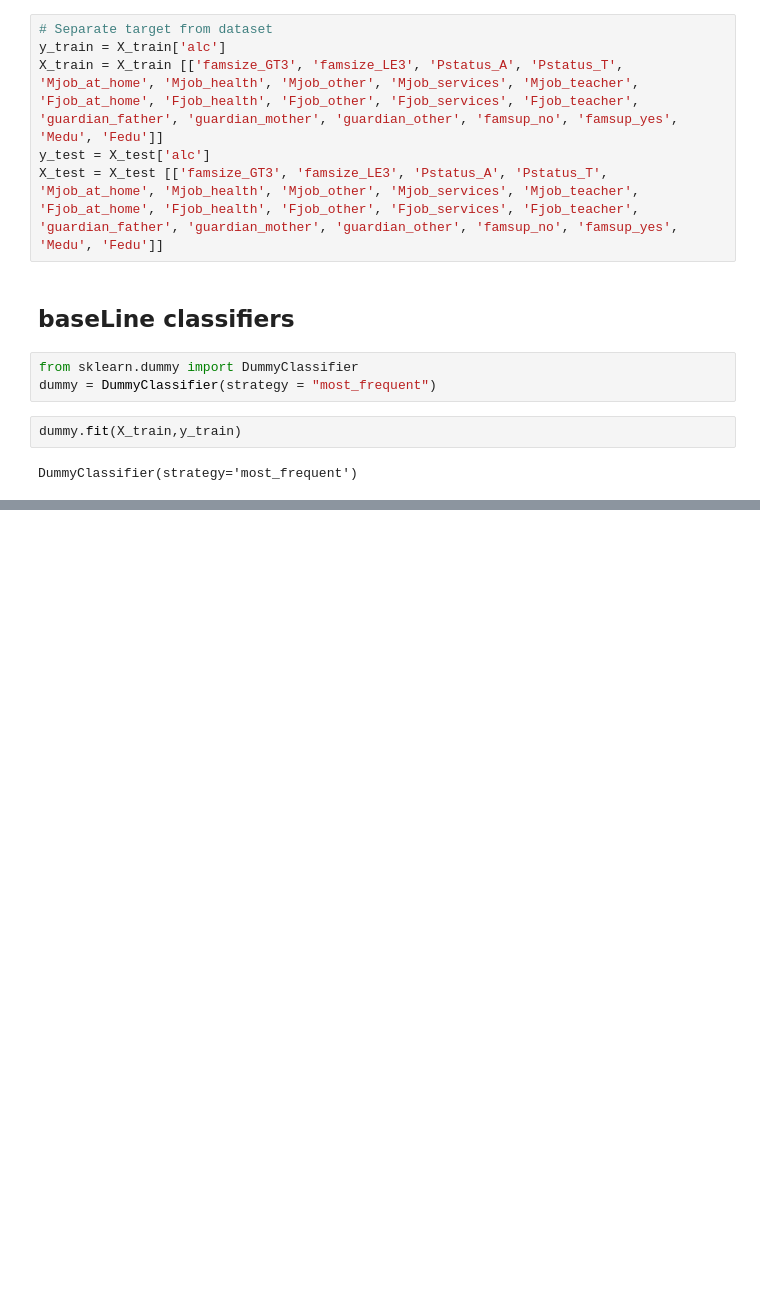
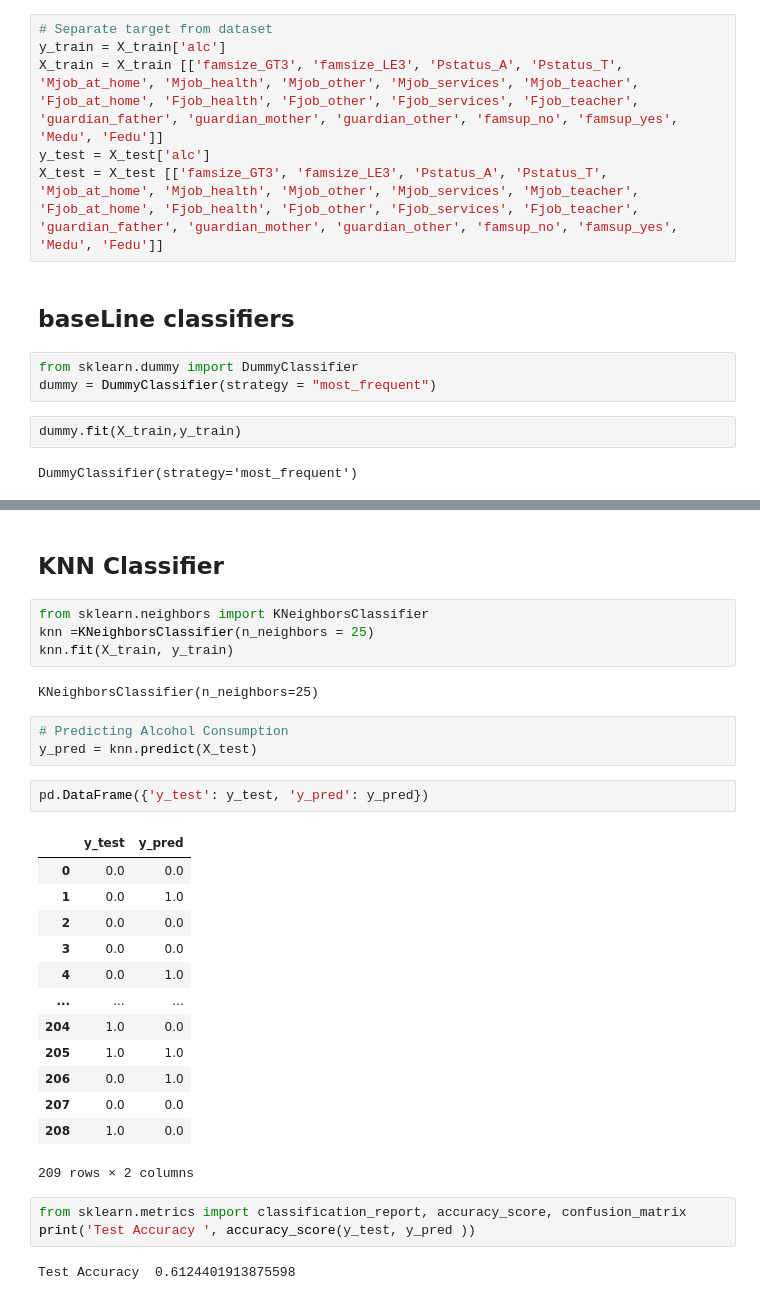
Before and after one commit to NafisFaiyaz007/CSE-445-Machine-learning_Predicting-Risky-Alcohol-Consumption-among-Students, a Jupyter notebook: Research question 3 .ipynb, the cells around one changed output, grey strips where cells are left out. Saved outputs shown, nothing was run; the diff lists cells and outputs as text; blank space fills up the shorter version.

```diff
--- a/Research question 3 .ipynb
+++ b/Research question 3 .ipynb
@@ -39,0 +41,32 @@ NameError: name 'y_train' is not defined
+# %% [markdown]
+## KNN Classifier
+# %%
+from sklearn.neighbors import KNeighborsClassifier
+knn =KNeighborsClassifier(n_neighbors = 25)
+knn.fit(X_train, y_train)
+# %% [output]
+KNeighborsClassifier(n_neighbors=25)
+# %%
+# Predicting Alcohol Consumption
+y_pred = knn.predict(X_test)
+# %%
+pd.DataFrame({'y_test': y_test, 'y_pred': y_pred})
+# %% [output]
+|  | y_test | y_pred |
+| 0 | 0.0 | 0.0 |
+| 1 | 0.0 | 1.0 |
+| 2 | 0.0 | 0.0 |
+| 3 | 0.0 | 0.0 |
+| 4 | 0.0 | 1.0 |
+| ... | ... | ... |
+| 204 | 1.0 | 0.0 |
+| 205 | 1.0 | 1.0 |
+| 206 | 0.0 | 1.0 |
+| 207 | 0.0 | 0.0 |
+| 208 | 1.0 | 0.0 |
+209 rows × 2 columns
+# %%
+from sklearn.metrics import classification_report, accuracy_score, confusion_matrix
+print('Test Accuracy ', accuracy_score(y_test, y_pred ))
+# %% [output]
+Test Accuracy  0.6124401913875598
```
Also changed, not shown: parts of 9 cells of this notebook, 7 other files.
